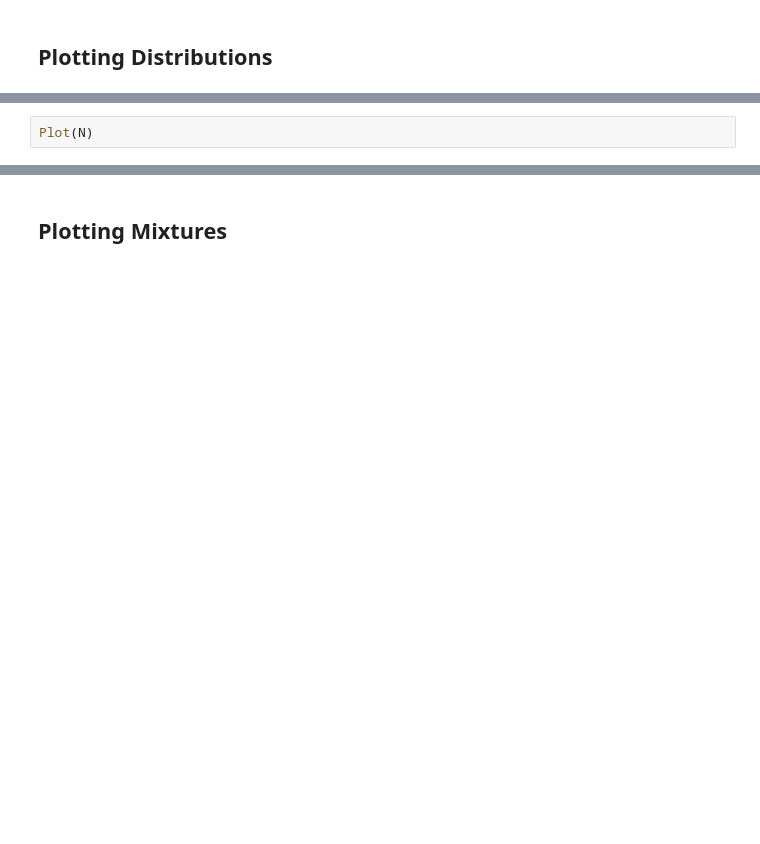
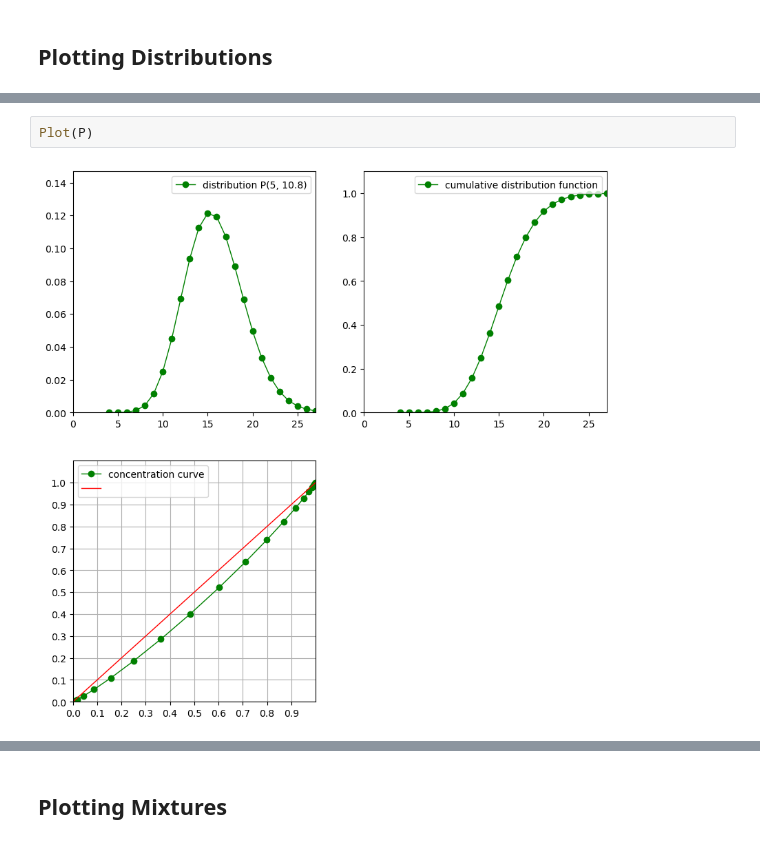
Before and after one commit to openalea/stat_tool, a Jupyter notebook: doc/examples/plotting.ipynb, the cells around one changed output, grey strips where cells are left out. Cells and saved outputs as stored; diff of their text form; blank space fills up the shorter version.

```diff
--- a/doc/examples/plotting.ipynb
+++ b/doc/examples/plotting.ipynb
@@ -55,2 +82,4 @@ N = NegativeBinomial(0, 1, 0.1)
 # %%
-Plot(N)
+Plot(P)
+# %% [output]
+[figure, added]
```
Also changed, not shown: parts of 45 cells of this notebook, 3 other files.
